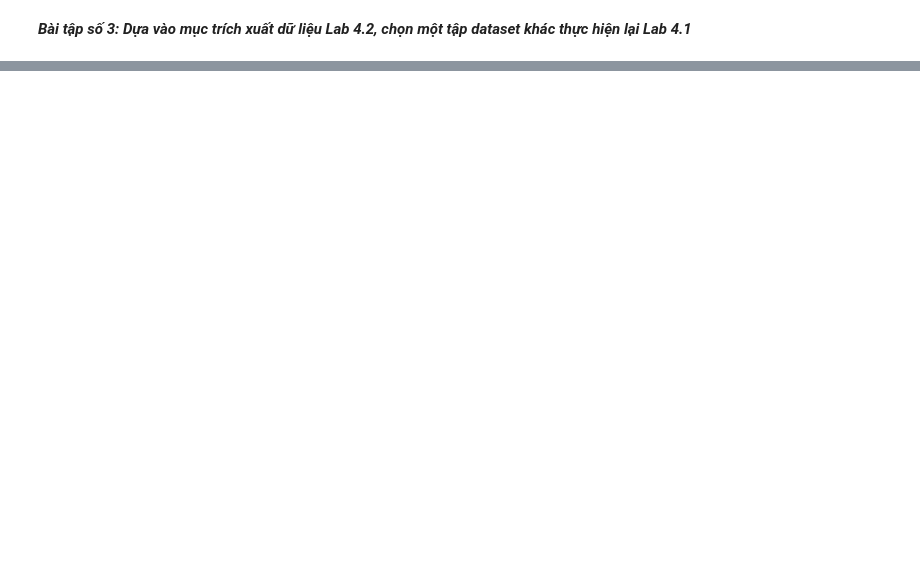
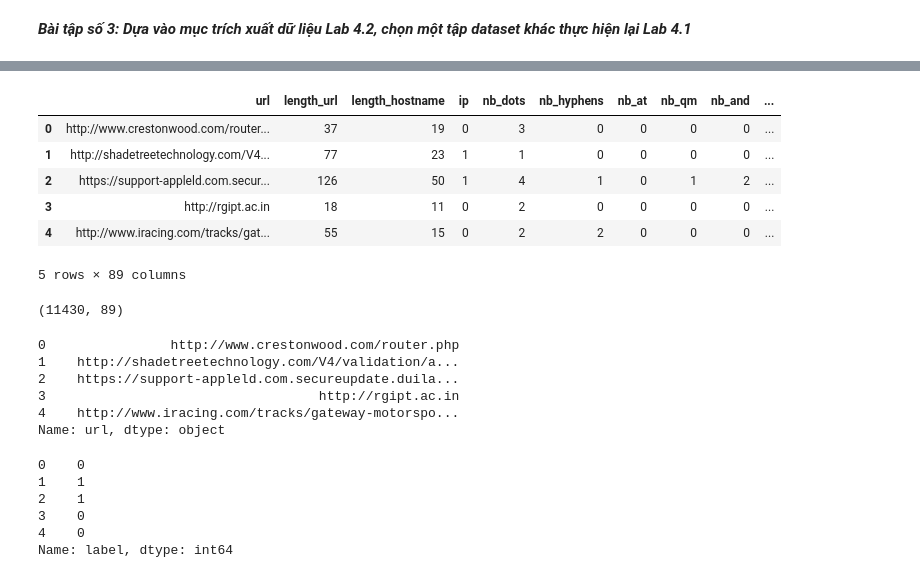
Before and after one commit to WanThinnn/NT522_MLIS-Lab, a Jupyter notebook: Labs/Lab_4/Lab_4.ipynb, the cells around one changed output, grey strips where cells are left out. Saved outputs shown, nothing was run; the diff lists cells and outputs as text; code cells hidden in the pictures; blank space fills up the shorter version.

```diff
--- a/Labs/Lab_4/Lab_4.ipynb
+++ b/Labs/Lab_4/Lab_4.ipynb
@@ -1294,0 +1327,41 @@ https://archive.ics.uci.edu/ml/datasets/Phishing+Websites
+# %%
+data0 = pd.read_csv("./dataset/url_phis_legit.csv")
+data0.head()
+# %% [output]
+|  | url | length_url | length_hostname | ip | nb_dots | nb_hyphens | nb_at | nb_qm | nb_and | ... |
+| 0 | http://www.crestonwood.com/router... | 37 | 19 | 0 | 3 | 0 | 0 | 0 | 0 | ... |
+| 1 | http://shadetreetechnology.com/V4... | 77 | 23 | 1 | 1 | 0 | 0 | 0 | 0 | ... |
+| 2 | https://support-appleld.com.secur... | 126 | 50 | 1 | 4 | 1 | 0 | 1 | 2 | ... |
+| 3 | http://rgipt.ac.in | 18 | 11 | 0 | 2 | 0 | 0 | 0 | 0 | ... |
+| 4 | http://www.iracing.com/tracks/gat... | 55 | 15 | 0 | 2 | 2 | 0 | 0 | 0 | ... |
+5 rows × 89 columns
+# %%
+data0.shape
+# %% [output]
+(11430, 89)
+# %%
+url = data0.iloc[:,0]
+url.head()
+# %% [output]
+0                http://www.crestonwood.com/router.php
+1    http://shadetreetechnology.com/V4/validation/a...
+2    https://support-appleld.com.secureupdate.duila...
+3                                   http://rgipt.ac.in
+4    http://www.iracing.com/tracks/gateway-motorspo...
+Name: url, dtype: object
+# %%
+# Convert 'phising/legitimate' to '0' and '1' in `status` column
+import numpy as np
+
+label_list = np.array(data0.iloc[:,-1])
+convertSeries = np.where(data0.status.values == "phishing", 1, 0)
+label = pd.Series(convertSeries)
+label.name = "label" # Add 'label' column name
+label.head()
+# %% [output]
+0    0
+1    1
+2    1
+3    0
+4    0
+Name: label, dtype: int64
```
Also changed, not shown: parts of 73 cells of this notebook, 7 other files.
